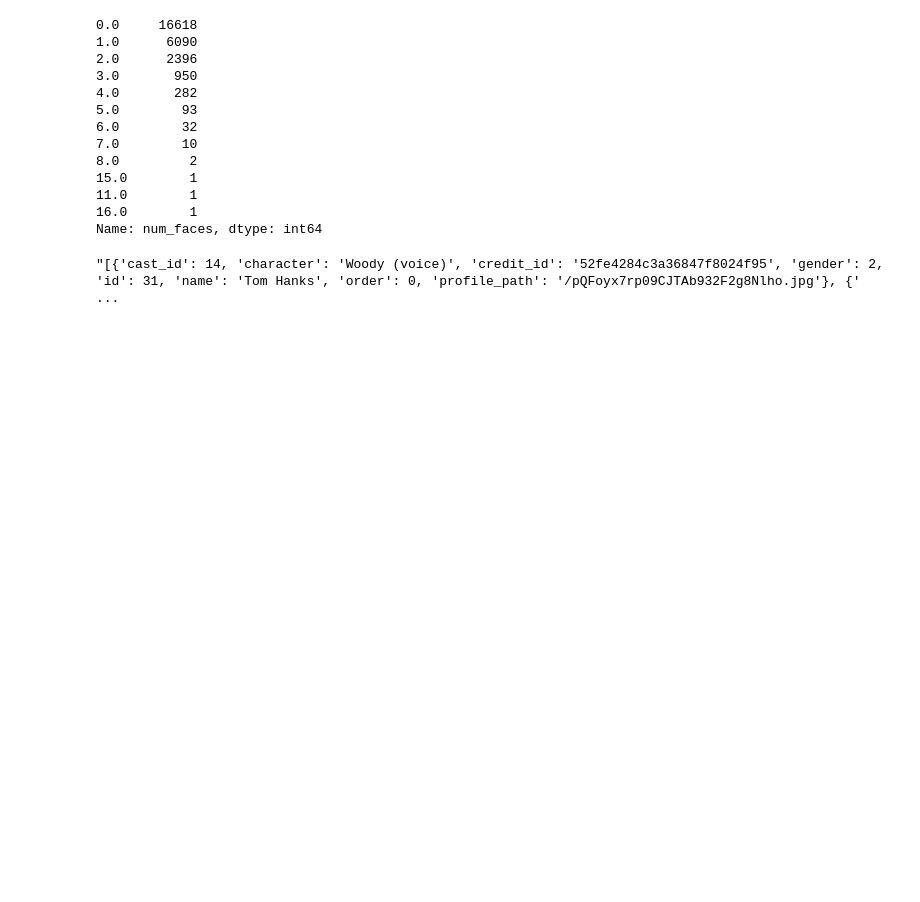
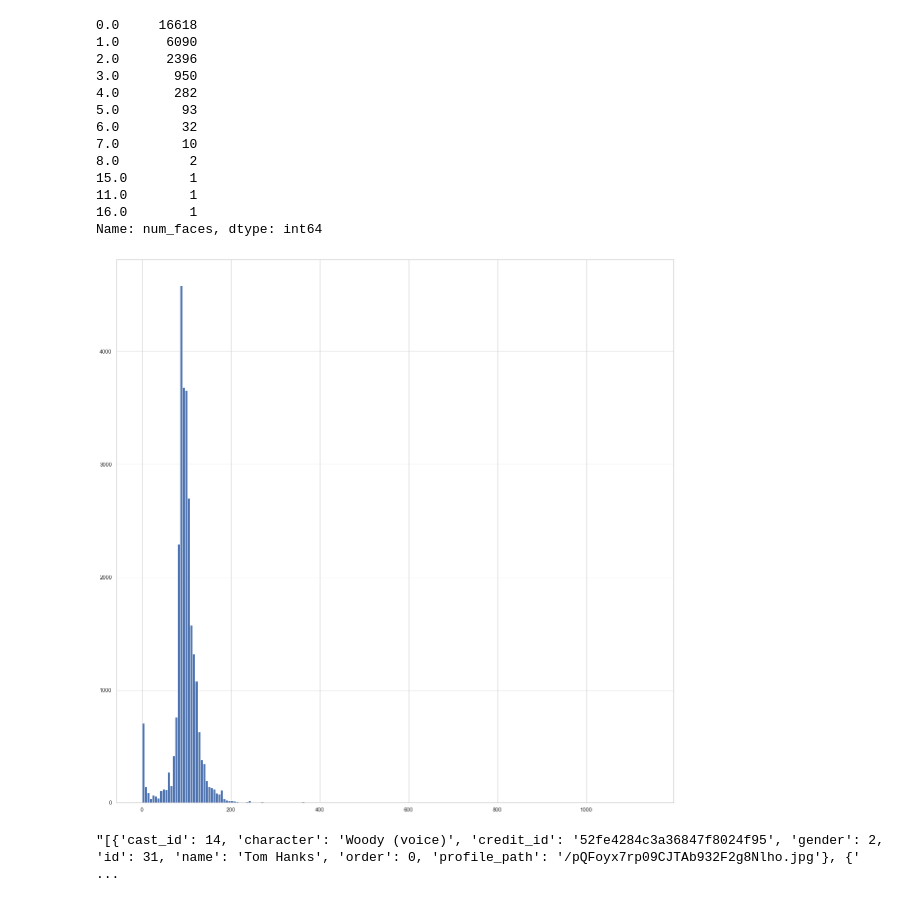
Before and after one commit to PritishWadhwa/IMDb-Movie-Rating-Predictor, a Jupyter notebook: Movies_Rating_Prediction.ipynb, the cells around one changed output. Drawn from its saved outputs; the diff is of its cells as text; code cells hidden in the pictures; blank space fills up the shorter version.

Commit message:
Added runtime Visualisation

```diff
--- a/Movies_Rating_Prediction.ipynb
+++ b/Movies_Rating_Prediction.ipynb
@@ -433,6 +433,11 @@ all_data['num_faces'].value_counts()
 11.0        1
 16.0        1
 Name: num_faces, dtype: int64
+# %%
+plt.hist(all_data['runtime'], bins = 200)
+plt.show()
+# %% [output]
+[figure, added]
 # %%
 all_data['cast'][0]
 # %% [output]
```
Also changed, not shown: parts of 1 cell of this notebook.
